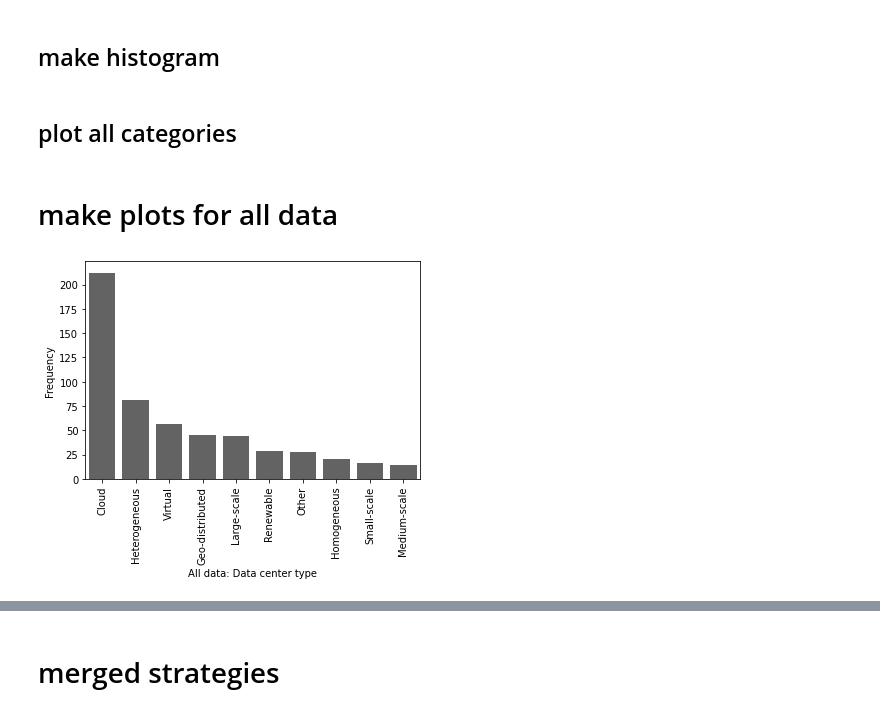
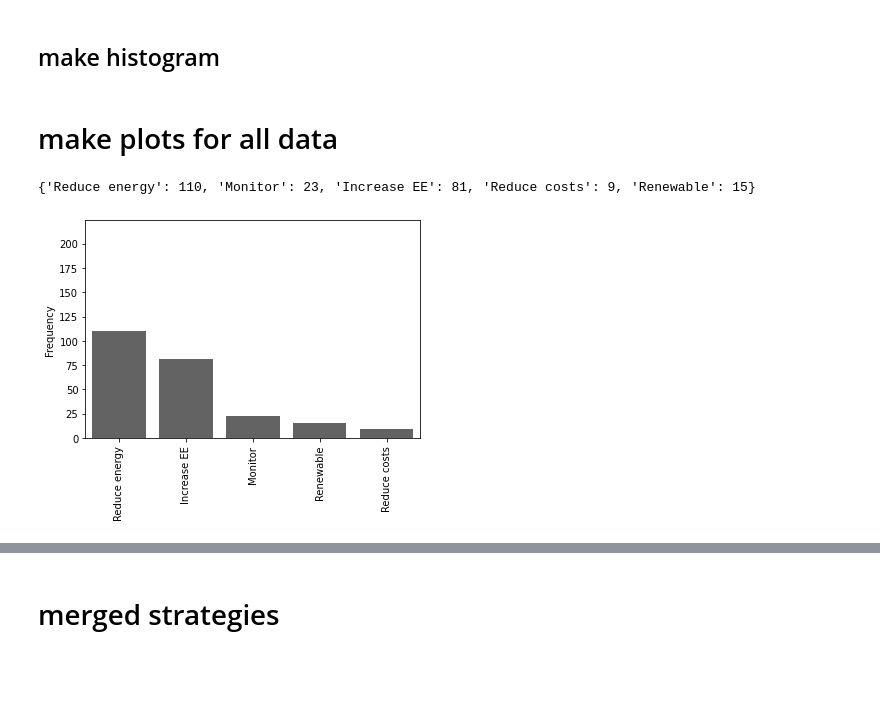
Before and after one commit to so-vos/SLR, a Jupyter notebook: Phase 3: Analysis & Visualization/dataviz.ipynb, the cells around one changed output, grey strips where cells are left out. Saved outputs shown, nothing was run; the diff lists cells and outputs as text; code cells hidden in the pictures; blank space fills up the shorter version.

```diff
--- a/Phase 3: Analysis & Visualization/dataviz.ipynb
+++ b/Phase 3: Analysis & Visualization/dataviz.ipynb
@@ -62,3 +61 @@ def make_hist(dict_labels, category_name):
     plt.savefig("figures/" + category_name +".png",bbox_inches='tight')
-# %% [markdown]
-## plot all categories
@@ -173,6 +62,2 @@ def plot_all(df_input, df_name):
 # %% [markdown]
 # make plots for all data
-# %%
-plot_all(data, "All data")
-# %% [output]
-[figure, removed]
@@ -178,0 +67,17 @@ plot_all(data, "All data")
+# %%
+### GOAL
+
+# prepare data
+category = 'goal'
+df_labels, list_labels, n_labels = prepare_labels(data, category)
+
+# count and print frequencies
+dict_labels = ({'Reduce energy':list_labels.count('reduce_energy'), 'Monitor':list_labels.count('monitor'), 'Increase EE':list_labels.count('increase_EE'), 'Reduce costs':list_labels.count('reduce_cost'), 'Renewable':list_labels.count('optimize_renewable')})
+print(dict_labels)
+
+# plot
+category_name = df_name + ": Energy related goal"
+make_hist(dict_labels, category_name, scale)
+# %% [output]
+{'Reduce energy': 110, 'Monitor': 23, 'Increase EE': 81, 'Reduce costs': 9, 'Renewable': 15}
+[figure, added]
```
Also changed, not shown: parts of 67 cells of this notebook.
